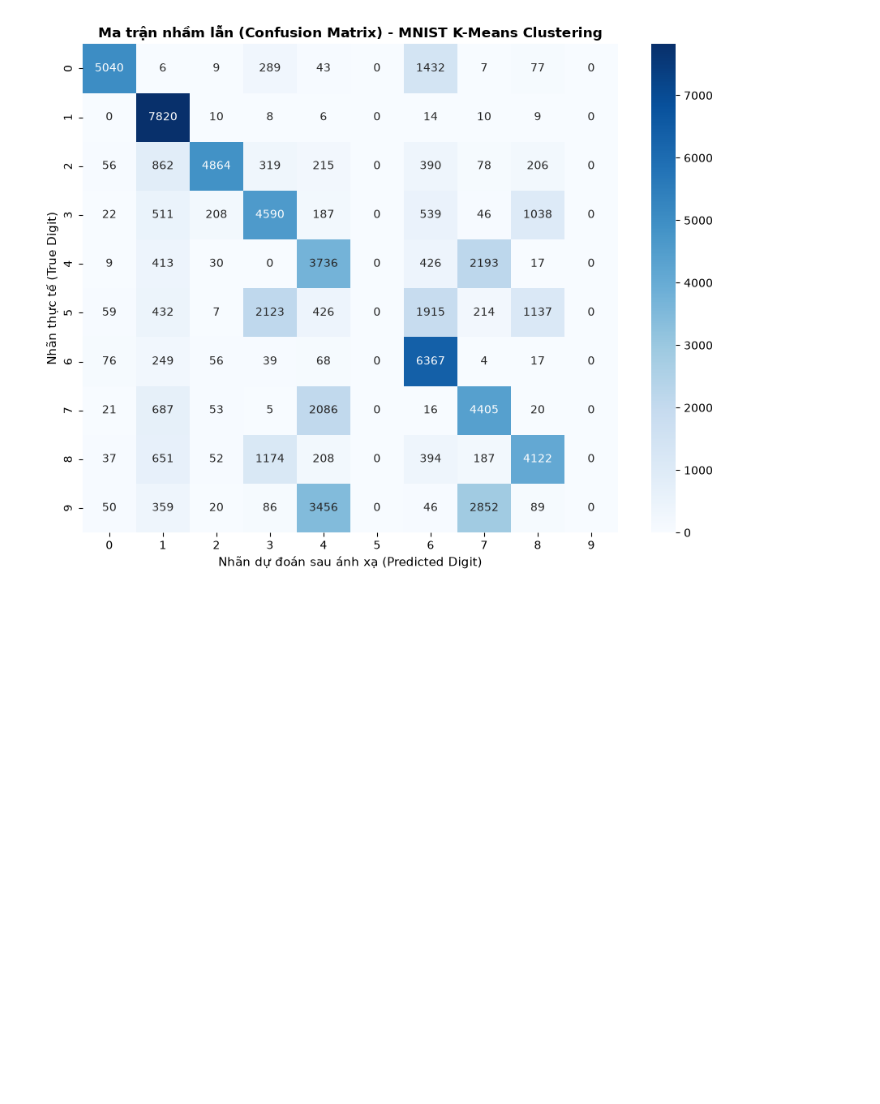
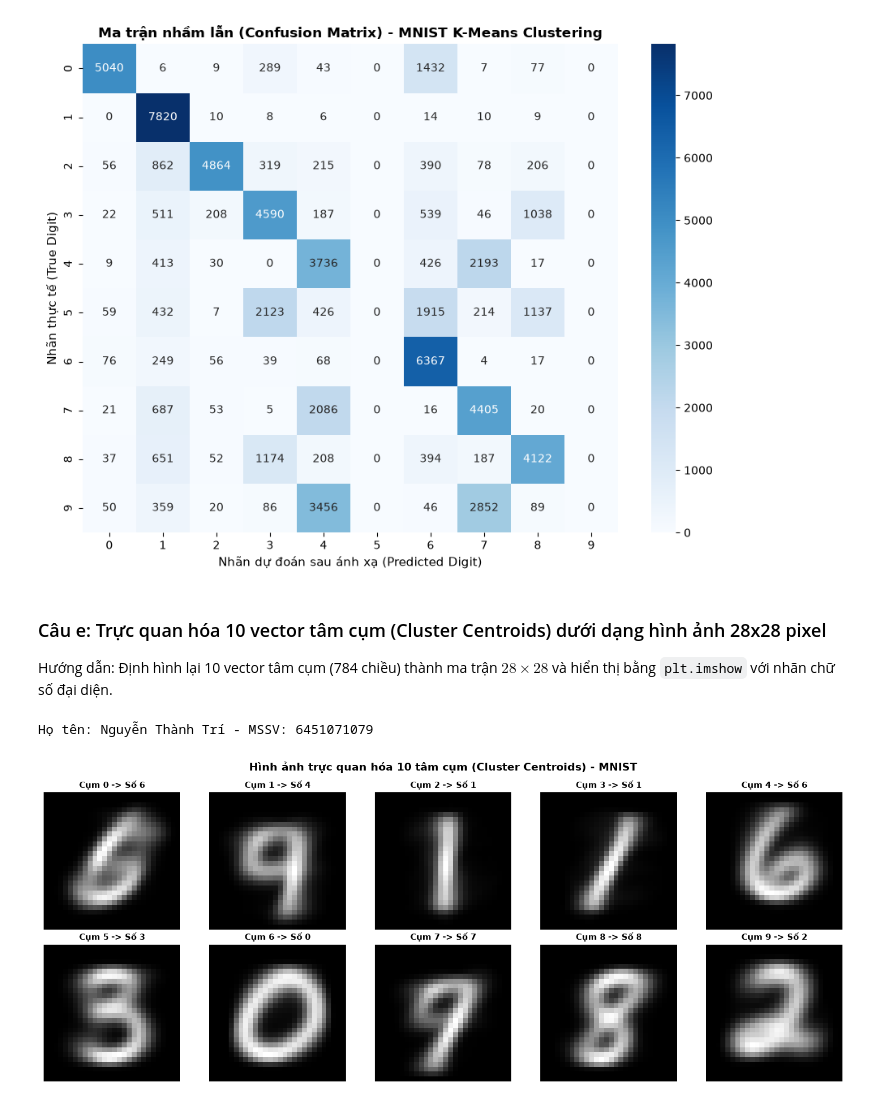
Before and after one commit to TriNguyenThanh/6451071079_Lab23, a Jupyter notebook: model/6451071079_LAB3_Bai6.ipynb, the cells around one changed output. Drawn from its saved outputs; the diff is of its cells as text; code cells hidden in the pictures; blank space fills up the shorter version.

Commit message:
feature<bai6_caue>: truc quan hoa 10 vector tam cum duoi dang anh chu so

```diff
--- a/model/6451071079_LAB3_Bai6.ipynb
+++ b/model/6451071079_LAB3_Bai6.ipynb
@@ -164,3 +164,26 @@ Báo cáo chi tiết các độ đo đánh giá phân lớp (Classification Repo
    macro avg     0.5002    0.5743    0.5224     70000
 weighted avg     0.5064    0.5849    0.5305     70000
 [figure]
+# %% [markdown]
+### Câu e: Trực quan hóa 10 vector tâm cụm (Cluster Centroids) dưới dạng hình ảnh 28x28 pixel
+Hướng dẫn: Định hình lại 10 vector tâm cụm (784 chiều) thành ma trận $28 \times 28$ và hiển thị bằng `plt.imshow` với nhãn chữ số đại diện.
+# %%
+# Nguyễn Thành Trí - MSSV: 6451071079
+print("Họ tên: Nguyễn Thành Trí - MSSV: 6451071079")
+
+centroids = kmeans_mnist.cluster_centers_.reshape(10, 28, 28)
+
+plt.figure(figsize=(15, 6))
+for i in range(10):
+    plt.subplot(2, 5, i + 1)
+    plt.imshow(centroids[i], cmap='gray')
+    assigned_digit = cluster_to_digit[i]
+    plt.title(f"Cụm {i} -> Số {assigned_digit}", fontsize=11, fontweight='bold')
+    plt.axis('off')
+
+plt.suptitle('Hình ảnh trực quan hóa 10 tâm cụm (Cluster Centroids) - MNIST', fontsize=14, fontweight='bold', y=0.98)
+plt.tight_layout()
+plt.show()
+# %% [output]
+Họ tên: Nguyễn Thành Trí - MSSV: 6451071079
+[figure, added]
```
